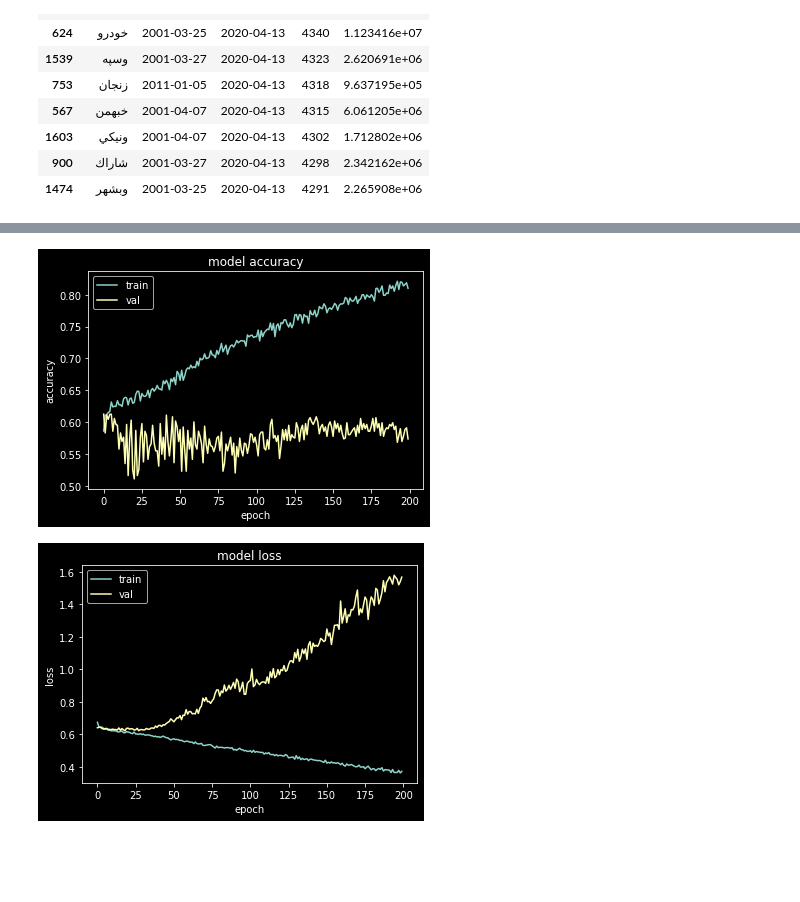
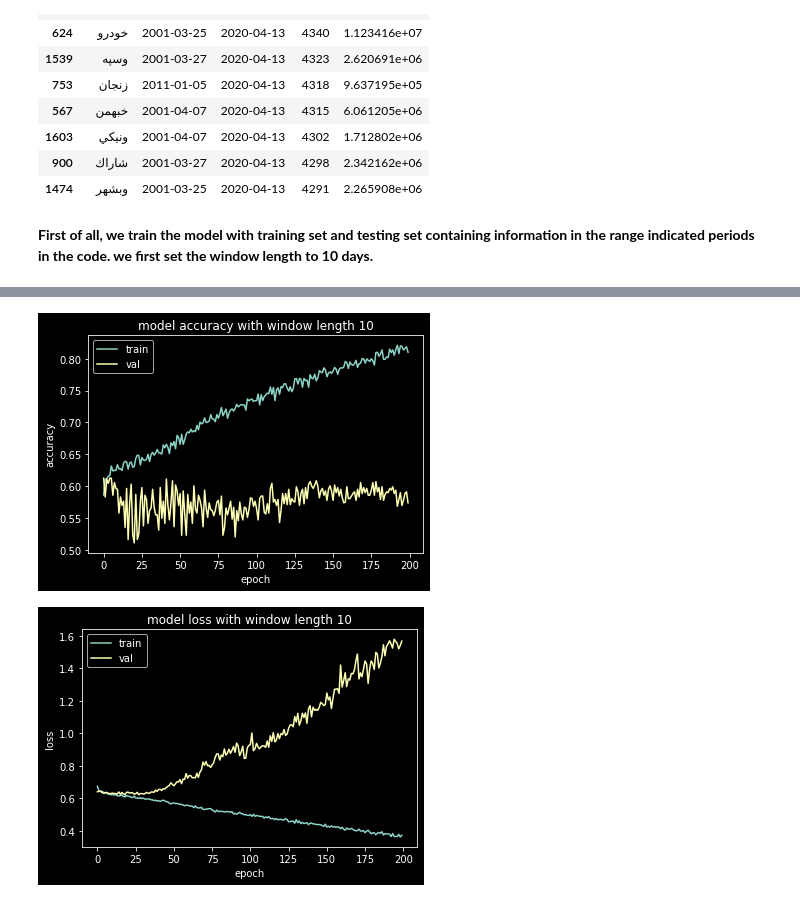
Before and after one commit to Ayazdani1997/stock-feature-prediction-final-pro, a Jupyter notebook: Phase1_OCHLV.ipynb, the cells around one changed output, grey strips where cells are left out. Saved outputs shown, nothing was run; the diff lists cells and outputs as text; code cells hidden in the pictures; blank space fills up the shorter version.

```diff
--- a/Phase1_OCHLV.ipynb
+++ b/Phase1_OCHLV.ipynb
@@ -158,7 +158,7 @@ def normalize_dataframe(dataframe, train_mean, train_std):
     return normalized_df
 
 
-def generate_datasets_for_model(original_dataset, stock, training_start, training_end, testing_start, testing_end, batch_size=32):
+def generate_datasets_for_model(original_dataset, stock, training_start, training_end, testing_start, testing_end, window_in_days=10, batch_size=32):
   data_related_to_stock = original_dataset[ original_dataset['TICKER'] == stock ]
   data_related_to_stock = data_related_to_stock.drop('TICKER', axis=1)
 
@@ -230,6 +230,8 @@ def generate_datasets_for_model(original_dataset, stock, training_start, trainin
 
 
   return training_data, training_labels, testing_data, testing_labels
+# %% [markdown]
+**First of all, we train the model with training set and testing set containing information in the range indicated periods in the code. we first set the window length to 10 days.**
 # %%
 training_start = pandas.to_datetime('20010101', format='%Y%m%d', errors='ignore')
 training_end = pandas.to_datetime('20170919', format='%Y%m%d', errors='ignore')
@@ -311,22 +313,22 @@ Epoch 200/200
 # %%
 plt.plot(history.history['binary_accuracy'])
 plt.plot(history.history['val_binary_accuracy'])
-plt.title('model accuracy')
+plt.title('model accuracy with window length 10')
 plt.ylabel('accuracy')
 plt.xlabel('epoch')
 plt.legend(['train', 'val'], loc='upper left')
 plt.show()
 # %% [output]
-[figure, old version]
+[figure, new version]
 # %%
 plt.plot(history.history['loss'])
 plt.plot(history.history['val_loss'])
-plt.title('model loss')
+plt.title('model loss with window length 10')
 plt.ylabel('loss')
 plt.xlabel('epoch')
 plt.legend(['train', 'val'], loc='upper left')
 plt.show()
 # %% [output]
-[figure, old version]
+[figure, new version]
 # %%
 results = model.evaluate(testing_data, testing_labels)
```
Also changed, not shown: parts of 13 cells of this notebook.
